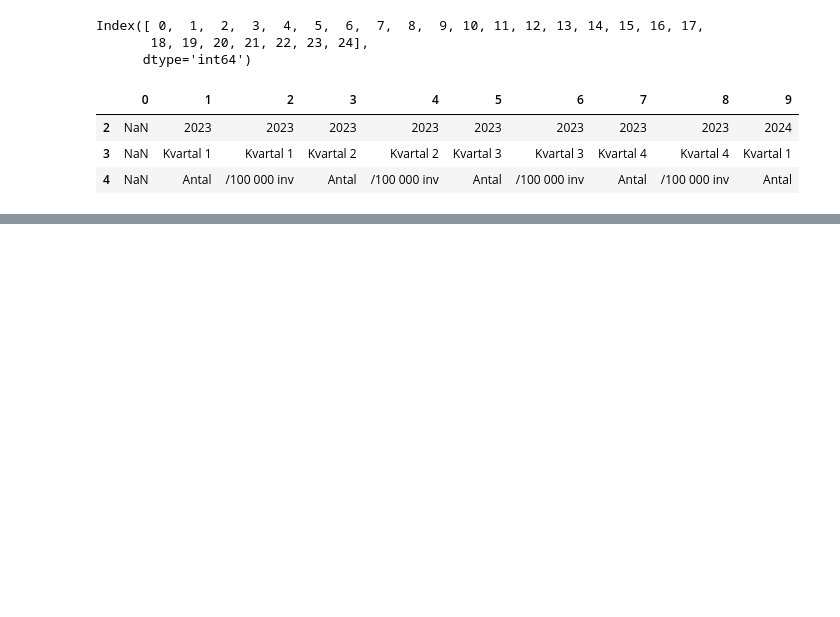
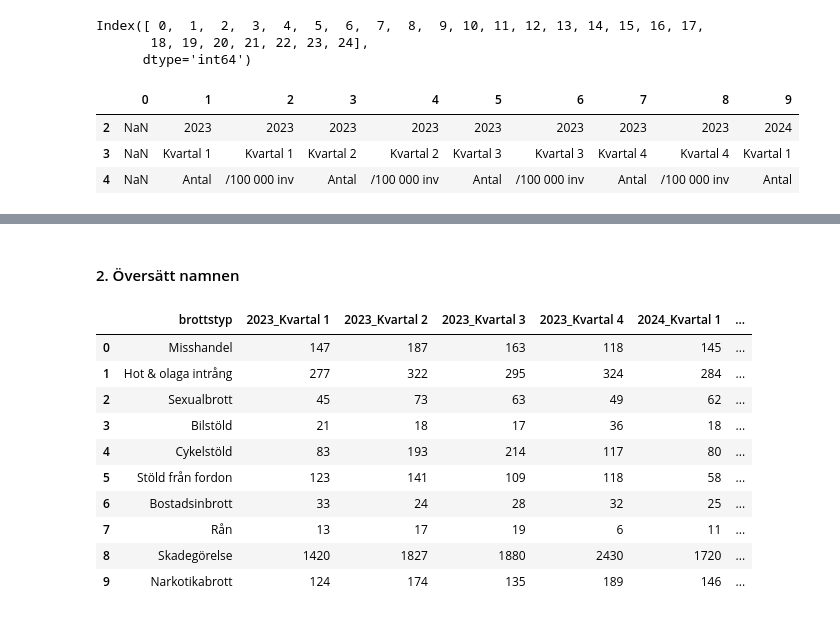
Before and after one commit to cactus-commits/UrbanPulse, a Jupyter notebook: EDA/eda_kaktus.ipynb, the cells around one changed output, grey strips where cells are left out. Cells and saved outputs as stored; diff of their text form; code cells hidden in the pictures; blank space fills up the shorter version.

```diff
--- a/EDA/eda_kaktus.ipynb
+++ b/EDA/eda_kaktus.ipynb
@@ -50,0 +221,46 @@ df.iloc[2:5, :10]
+# %% [markdown]
+#### 2. Översätt namnen
+# %%
+df_cleaned = duckdb.sql("""--sql
+SELECT
+    CASE brottstyp
+        WHEN 'därav misshandel inkl. grov' THEN 'Misshandel'
+        WHEN '4 kap. Brott mot frihet och frid' THEN 'Hot & olaga intrång'
+        WHEN '6 kap. Sexualbrott' THEN 'Sexualbrott'
+        WHEN 'därav biltillgrepp' THEN 'Bilstöld'
+        WHEN 'därav cykeltillgrepp' THEN 'Cykelstöld'
+        WHEN 'därav stöld ur och från motordrivet fordon' THEN 'Stöld från fordon'
+        WHEN 'därav inbrottsstöld i bostad' THEN 'Bostadsinbrott'
+        WHEN 'därav rån, inkl. grovt' THEN 'Rån'
+        WHEN '12 kap. Skadegörelsebrott' THEN 'Skadegörelse'
+        WHEN 'Brott mot narkotikastrafflagen' THEN 'Narkotikabrott'
+    END AS brottstyp,
+    COLUMNS('.*Kvartal.*')
+FROM df_cleaned
+WHERE brottstyp IN (
+    'därav misshandel inkl. grov',
+    '4 kap. Brott mot frihet och frid',
+    '6 kap. Sexualbrott',
+    'därav biltillgrepp',
+    'därav cykeltillgrepp',
+    'därav stöld ur och från motordrivet fordon',
+    'därav inbrottsstöld i bostad',
+    'därav rån, inkl. grovt',
+    '12 kap. Skadegörelsebrott',
+    'Brott mot narkotikastrafflagen'
+)
+""").df()
+
+df_cleaned
+# %% [output]
+|  | brottstyp | 2023_Kvartal 1 | 2023_Kvartal 2 | 2023_Kvartal 3 | 2023_Kvartal 4 | 2024_Kvartal 1 | ... |
+| 0 | Misshandel | 147 | 187 | 163 | 118 | 145 | ... |
+| 1 | Hot & olaga intrång | 277 | 322 | 295 | 324 | 284 | ... |
+| 2 | Sexualbrott | 45 | 73 | 63 | 49 | 62 | ... |
+| 3 | Bilstöld | 21 | 18 | 17 | 36 | 18 | ... |
+| 4 | Cykelstöld | 83 | 193 | 214 | 117 | 80 | ... |
+| 5 | Stöld från fordon | 123 | 141 | 109 | 118 | 58 | ... |
+| 6 | Bostadsinbrott | 33 | 24 | 28 | 32 | 25 | ... |
+| 7 | Rån | 13 | 17 | 19 | 6 | 11 | ... |
+| 8 | Skadegörelse | 1420 | 1827 | 1880 | 2430 | 1720 | ... |
+| 9 | Narkotikabrott | 124 | 174 | 135 | 189 | 146 | ... |
```
Also changed, not shown: parts of 18 cells of this notebook.
